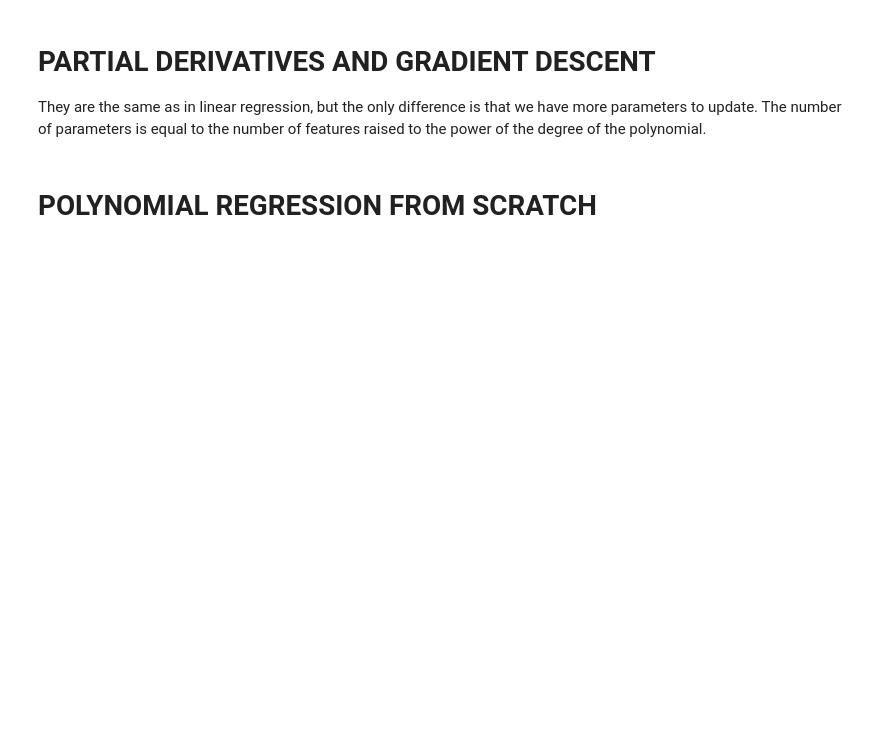
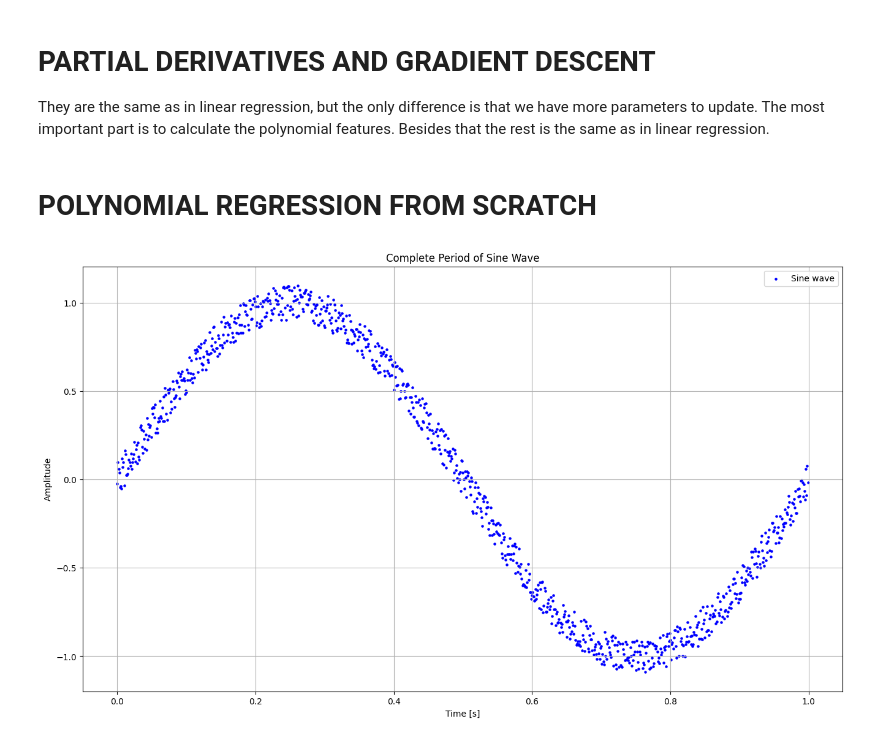
Before and after one commit to Ismaril/training, a Jupyter notebook: AI/algorithms_from_scratch/polynomial_regression.ipynb, the cells around one changed output. Drawn from its saved outputs; the diff is of its cells as text; code cells hidden in the pictures; blank space fills up the shorter version.

```diff
--- a/AI/algorithms_from_scratch/polynomial_regression.ipynb
+++ b/AI/algorithms_from_scratch/polynomial_regression.ipynb
@@ -43,6 +43,7 @@ The optimal values of the coefficients can be found using various optimization m
 Once the optimal coefficients are determined, the polynomial regression model can predict the target variable $y$ for any given values of $x_1$ and $x_2$ using the model equation. This model can capture more complex relationships than a simple linear model due to the inclusion of higher-degree terms and interaction terms, making it more flexible in fitting the underlying pattern in the data. However, care must be taken to avoid overfitting, especially as the degree of the polynomial increases.
 # %% [markdown]
 # PARTIAL DERIVATIVES AND GRADIENT DESCENT
-They are the same as in linear regression, but the only difference is that we have more parameters to update. The number of parameters is equal to the number of features raised to the power of the degree of the polynomial.
+They are the same as in linear regression, but the only difference is that we have more parameters to update. The
+most important part is to calculate the polynomial features. Besides that the rest is the same as in linear regression.
 # %% [markdown]
 # POLYNOMIAL REGRESSION FROM SCRATCH
@@ -62,0 +79,12 @@ y = X[:, 2] ** 2
+# %%
+# Plot the sine wave
+plt.figure(figsize=(16, 9))
+plt.scatter(feature_1, y, label='Sine wave', color='b', s=5)
+plt.title('Complete Period of Sine Wave')
+plt.xlabel('Time [s]')
+plt.ylabel('Amplitude')
+plt.grid(True)
+plt.legend()
+plt.show()
+# %% [output]
+[figure, added]
```
Also changed, not shown: parts of 19 cells of this notebook, 5 other files.
